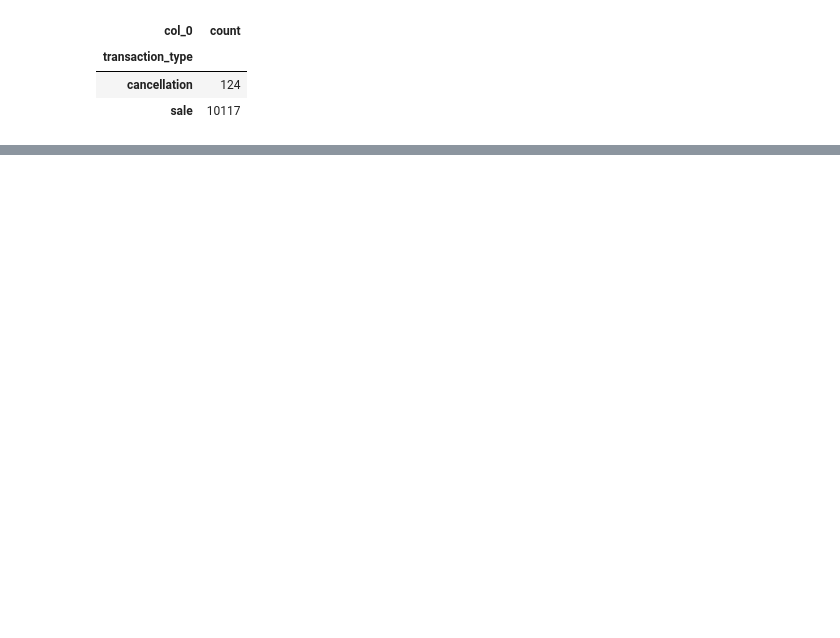
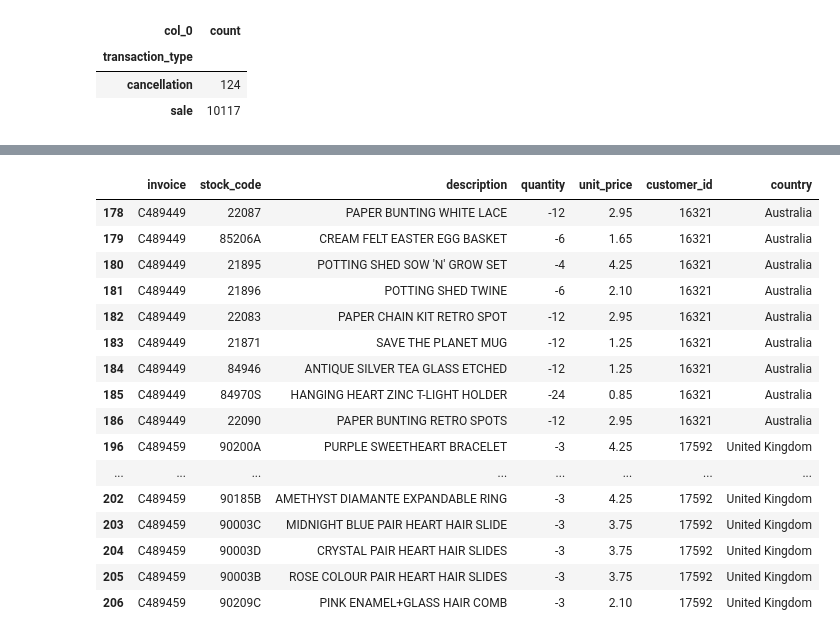
Before and after one commit to AnundaTheScientist/E-Commerce-Data-Cleaning-Reporting-Automation, a Jupyter notebook: notebooks/04_data_cleaning.ipynb, the cells around one changed output, grey strips where cells are left out. Saved outputs shown, nothing was run; the diff lists cells and outputs as text; code cells hidden in the pictures; blank space fills up the shorter version.

Commit message:
data cleaning document update

```diff
--- a/notebooks/04_data_cleaning.ipynb
+++ b/notebooks/04_data_cleaning.ipynb
@@ -1376,0 +1432,24 @@ pd.crosstab(
+# %%
+#Validate cancellations
+
+cancellation_check = df_clean[
+    df_clean["transaction_type"] == "cancellation"
+].copy()
+
+cancellation_check["invoice_prefix"] = (
+    cancellation_check["invoice"]
+    .str.upper()
+    .str.extract(r"^([A-Z]+)", expand=False)
+)
+
+print("Cancellation rows:", len(cancellation_check))
+
+print("\nInvoice prefixes:")
+print(cancellation_check["invoice_prefix"].value_counts(dropna=False))
+
+print("\nQuantity sign:")
+print(
+    cancellation_check["quantity"]
+    .apply(lambda x: "negative" if x < 0 else "zero" if x == 0 else "positive")
+    .value_counts()
+)
@@ -1376,0 +1469,32 @@ pd.crosstab(
+# %%
+#Inspect sample
+
+cancellation_check[
+    [
+        "invoice",
+        "stock_code",
+        "description",
+        "quantity",
+        "unit_price",
+        "customer_id",
+        "country"
+    ]
+].head(20)
+# %% [output]
+|  | invoice | stock_code | description | quantity | unit_price | customer_id | country |
+| 178 | C489449 | 22087 | PAPER BUNTING WHITE LACE | -12 | 2.95 | 16321 | Australia |
+| 179 | C489449 | 85206A | CREAM FELT EASTER EGG BASKET | -6 | 1.65 | 16321 | Australia |
+| 180 | C489449 | 21895 | POTTING SHED SOW 'N' GROW SET | -4 | 4.25 | 16321 | Australia |
+| 181 | C489449 | 21896 | POTTING SHED TWINE | -6 | 2.10 | 16321 | Australia |
+| 182 | C489449 | 22083 | PAPER CHAIN KIT RETRO SPOT | -12 | 2.95 | 16321 | Australia |
+| 183 | C489449 | 21871 | SAVE THE PLANET MUG | -12 | 1.25 | 16321 | Australia |
+| 184 | C489449 | 84946 | ANTIQUE SILVER TEA GLASS ETCHED | -12 | 1.25 | 16321 | Australia |
+| 185 | C489449 | 84970S | HANGING HEART ZINC T-LIGHT HOLDER | -24 | 0.85 | 16321 | Australia |
+| 186 | C489449 | 22090 | PAPER BUNTING RETRO SPOTS | -12 | 2.95 | 16321 | Australia |
+| 196 | C489459 | 90200A | PURPLE SWEETHEART BRACELET | -3 | 4.25 | 17592 | United Kingdom |
+| ... | ... | ... | ... | ... | ... | ... | ... |
+| 202 | C489459 | 90185B | AMETHYST DIAMANTE EXPANDABLE RING | -3 | 4.25 | 17592 | United Kingdom |
+| 203 | C489459 | 90003C | MIDNIGHT BLUE PAIR HEART HAIR SLIDE | -3 | 3.75 | 17592 | United Kingdom |
+| 204 | C489459 | 90003D | CRYSTAL PAIR HEART HAIR SLIDES | -3 | 3.75 | 17592 | United Kingdom |
+| 205 | C489459 | 90003B | ROSE COLOUR PAIR HEART HAIR SLIDES | -3 | 3.75 | 17592 | United Kingdom |
+| 206 | C489459 | 90209C | PINK ENAMEL+GLASS HAIR COMB | -3 | 2.10 | 17592 | United Kingdom |
```
Also changed, not shown: parts of 16 cells of this notebook.
